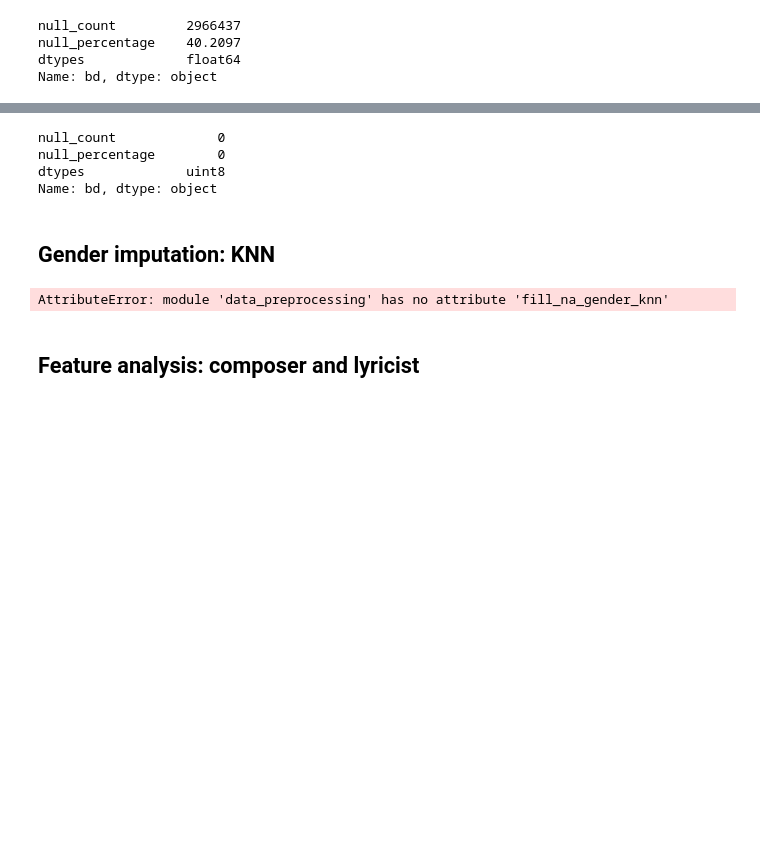
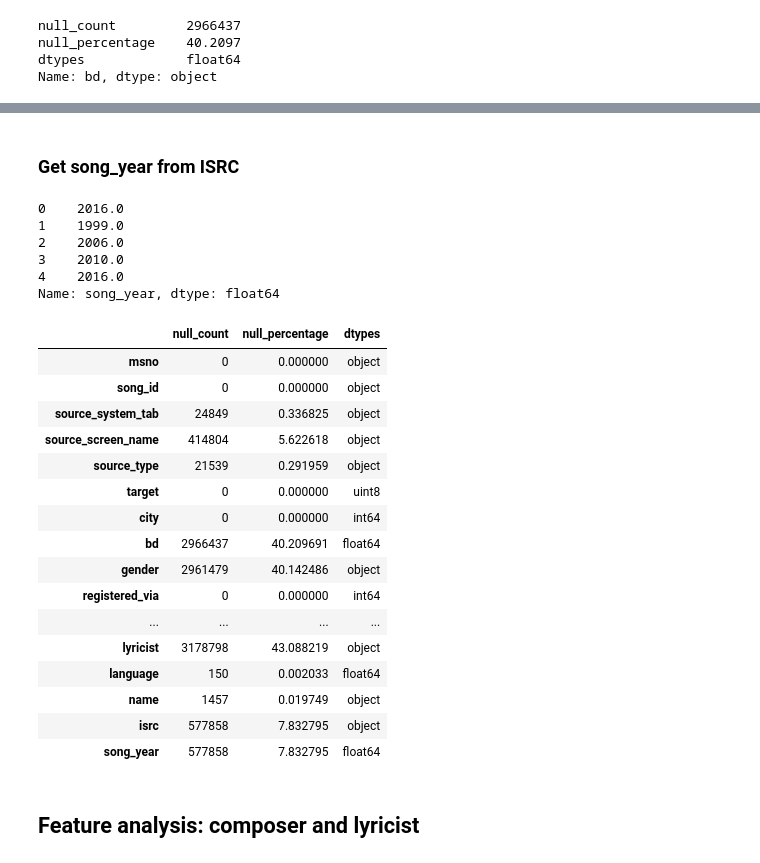
Before and after one commit to RaquelNeedsCoffee/PracticaAPA, a Jupyter notebook: Practica/Code/preprocessing.ipynb, the cells around one changed output, grey strips where cells are left out. Cells and saved outputs as stored; diff of their text form; code cells hidden in the pictures; blank space fills up the shorter version.

Commit message:
prepro utils

```diff
--- a/Practica/Code/preprocessing.ipynb
+++ b/Practica/Code/preprocessing.ipynb
@@ -25,7 +24,7 @@ df_songs = pd.read_csv(data_path + 'songs.csv')
 df_merged = df_merged.merge(df_songs, on='song_id', how='left')
 del df_songs
 gc.collect()
-df_song_extra = pd.read_csv(data_path + 'song_extra_info.csv', nrows=None)
+df_song_extra = pd.read_csv(data_path + 'song_extra_info.csv')
 df_merged = df_merged.merge(df_song_extra, on='song_id', how='left')
 del df_song_extra
 gc.collect()
@@ -83,18 +77,37 @@ bd_mean
-# %%
-df_merged['bd'] = df_merged['bd'].fillna(bd_mean).astype(np.uint8)
-extract_info(df_merged).loc['bd']
-# %% [output]
-null_count             0
-null_percentage        0
-dtypes             uint8
-Name: bd, dtype: object
-# %% [markdown]
-## Gender imputation: KNN
-# %%
-lcats_gender_comp = ['msno', 'gender', 'bd', 'registration_init_time', 'expiration_date']
-df_merged[lcats_gender_comp] = dpp.fill_na_gender_knn(df_merged[lcats_gender_comp])
-# %% [output]
-AttributeError: module 'data_preprocessing' has no attribute 'fill_na_gender_knn'
+# %% [markdown]
+### Get song_year from ISRC
+# %%
+df_merged['song_year'] = df_merged['isrc']
+df_merged['song_year'] = df_merged['song_year'].apply(dpp.process_isrc)
+df_merged['song_year'].head()
+# %% [output]
+0    2016.0
+1    1999.0
+2    2006.0
+3    2010.0
+4    2016.0
+Name: song_year, dtype: float64
+# %%
+merged_info = extract_info(df_merged)
+merged_info
+# %% [output]
+|  | null_count | null_percentage | dtypes |
+| msno | 0 | 0.000000 | object |
+| song_id | 0 | 0.000000 | object |
+| source_system_tab | 24849 | 0.336825 | object |
+| source_screen_name | 414804 | 5.622618 | object |
+| source_type | 21539 | 0.291959 | object |
+| target | 0 | 0.000000 | uint8 |
+| city | 0 | 0.000000 | int64 |
+| bd | 2966437 | 40.209691 | float64 |
+| gender | 2961479 | 40.142486 | object |
+| registered_via | 0 | 0.000000 | int64 |
+| ... | ... | ... | ... |
+| lyricist | 3178798 | 43.088219 | object |
+| language | 150 | 0.002033 | float64 |
+| name | 1457 | 0.019749 | object |
+| isrc | 577858 | 7.832795 | object |
+| song_year | 577858 | 7.832795 | float64 |
 # %% [markdown]
 ## Feature analysis: composer and lyricist
 # %% [markdown]
```
Also changed, not shown: parts of 18 cells of this notebook, 1 other file.
